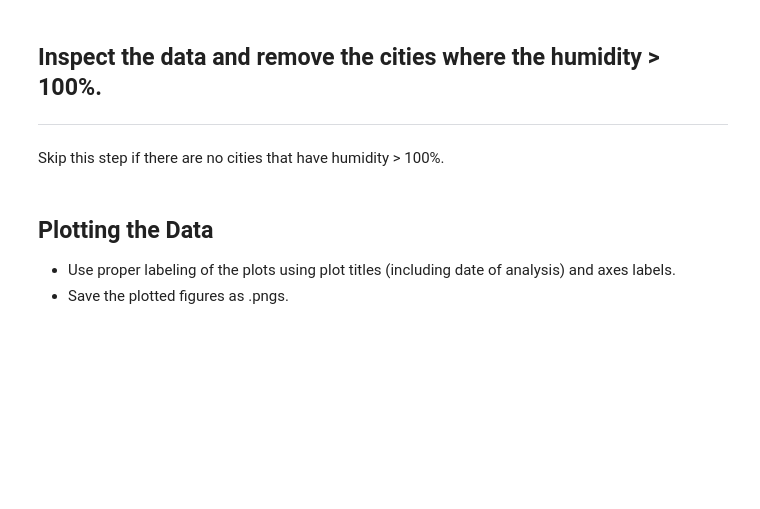
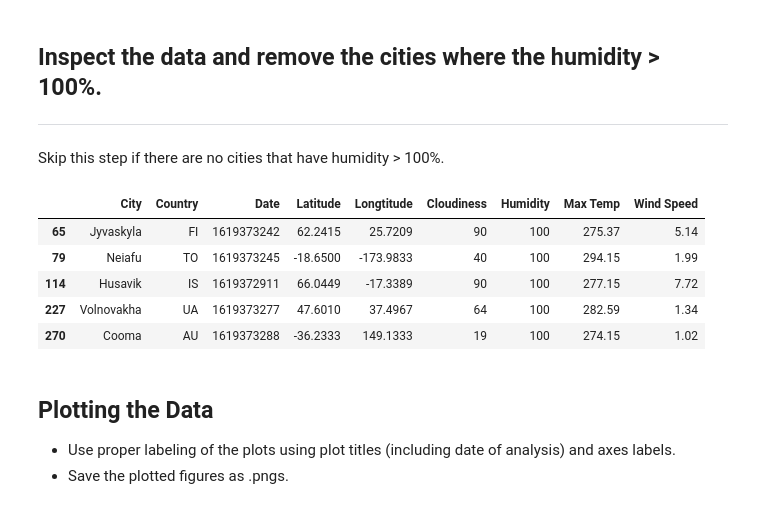
Before and after one commit to gigilynne/python-api-challenge, a Jupyter notebook: WeatherPy/WeatherPy.ipynb, the cells around one changed output. Saved outputs shown, nothing was run; the diff lists cells and outputs as text; code cells hidden in the pictures; blank space fills up the shorter version.

```diff
--- a/WeatherPy/WeatherPy.ipynb
+++ b/WeatherPy/WeatherPy.ipynb
@@ -250,6 +250,18 @@ weather_df.to_csv("weather_data.csv")
 ## Inspect the data and remove the cities where the humidity > 100%.
 ----
 Skip this step if there are no cities that have humidity > 100%.
+# %%
+# use loc to find if there are any cities with humidity over 100%
+extrm_hum = weather_df.loc[weather_df["Humidity"] >= 100, :]
+extrm_hum.head()
+### There are no cities with humidity above 100% in this dataset ###
+# %% [output]
+|  | City | Country | Date | Latitude | Longtitude | Cloudiness | Humidity | Max Temp | Wind Speed |
+| 65 | Jyvaskyla | FI | 1619373242 | 62.2415 | 25.7209 | 90 | 100 | 275.37 | 5.14 |
+| 79 | Neiafu | TO | 1619373245 | -18.6500 | -173.9833 | 40 | 100 | 294.15 | 1.99 |
+| 114 | Husavik | IS | 1619372911 | 66.0449 | -17.3389 | 90 | 100 | 277.15 | 7.72 |
+| 227 | Volnovakha | UA | 1619373277 | 47.6010 | 37.4967 | 64 | 100 | 282.59 | 1.34 |
+| 270 | Cooma | AU | 1619373288 | -36.2333 | 149.1333 | 19 | 100 | 274.15 | 1.02 |
 # %%
 #  Get the indices of cities that have humidity over 100%.
 # %%
```
Also changed, not shown: parts of 4 cells of this notebook, 4 other files.
